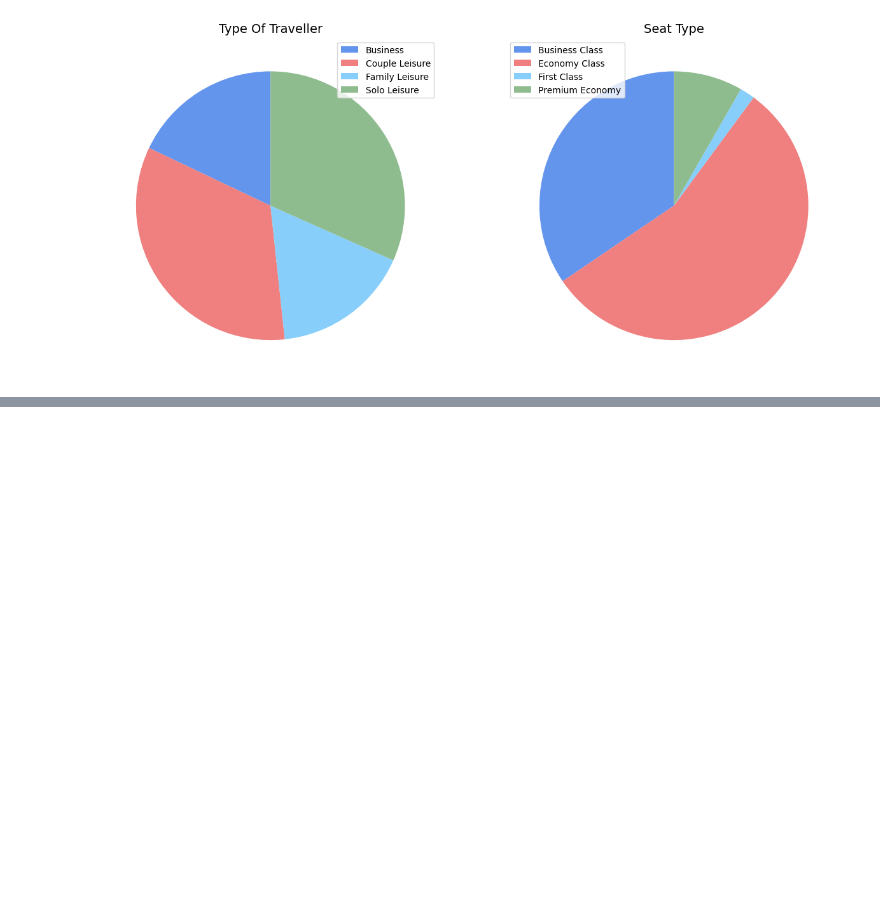
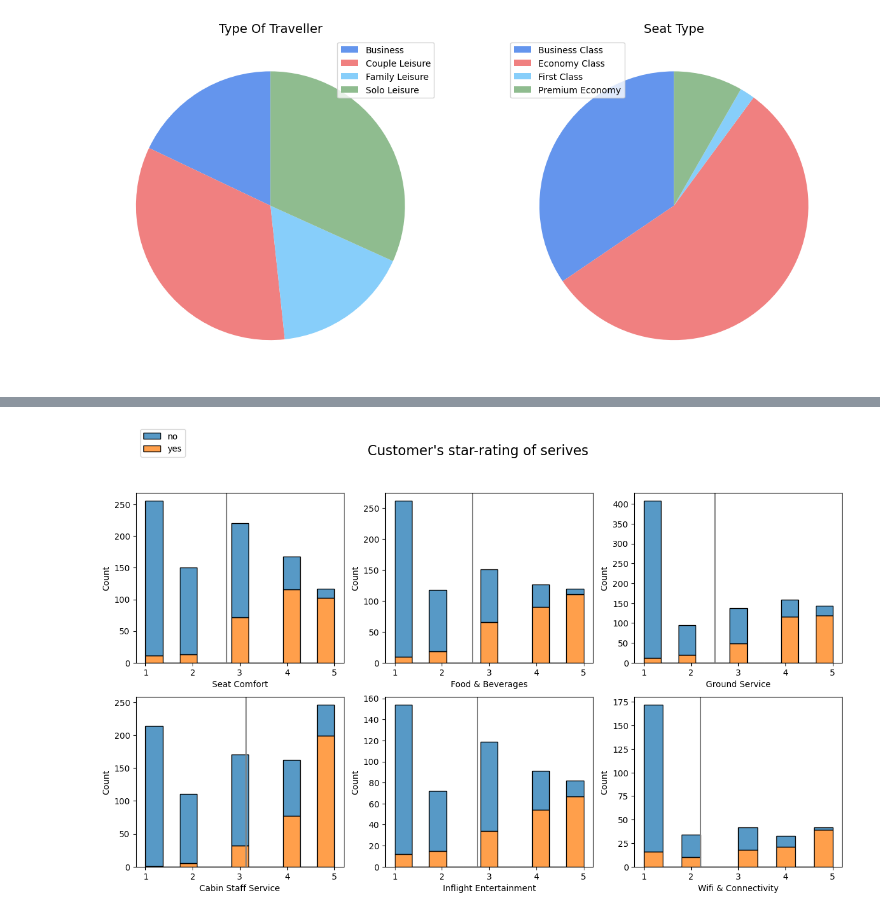
Before and after one commit to angelicads93/airline_services_analysis, a Jupyter notebook: Analysis.ipynb, the cells around one changed output, grey strips where cells are left out. Cells and saved outputs as stored; diff of their text form; code cells hidden in the pictures; blank space fills up the shorter version.

```diff
--- a/Analysis.ipynb
+++ b/Analysis.ipynb
@@ -340,0 +451,19 @@ for i in range(len(sentences)):
+# %%
+num_features = ['Seat Comfort','Cabin Staff Service', 'Food & Beverages', 'Inflight Entertainment', 'Ground Service', 'Wifi & Connectivity' ]
+
+fig, axs = plt.subplots(2,3)
+fig.set_size_inches(15,8)
+fig.suptitle("Customer's star-rating of serives", fontsize=16)
+i=0
+for colm in range(3):
+    for row in range(2):
+        if i==0:
+            pl = sns.histplot(ax=axs[row][colm], data=df, x=df[num_features[i]].dropna(), multiple='stack', hue='Recommended')
+            sns.move_legend(pl, "upper left", title='', frameon=True, bbox_to_anchor=(0, 1.4))
+        else:
+            pl = sns.histplot(ax=axs[row][colm], data=df, x=df[num_features[i]].dropna(), multiple='stack', hue='Recommended', legend=False)
+        axs[row][colm].axvline(x=df[num_features[i]].mean(), color='gray', linestyle='-')
+        i += 1
+plt.show()
+# %% [output]
+[figure, added]
```
Also changed, not shown: parts of 47 cells of this notebook.
